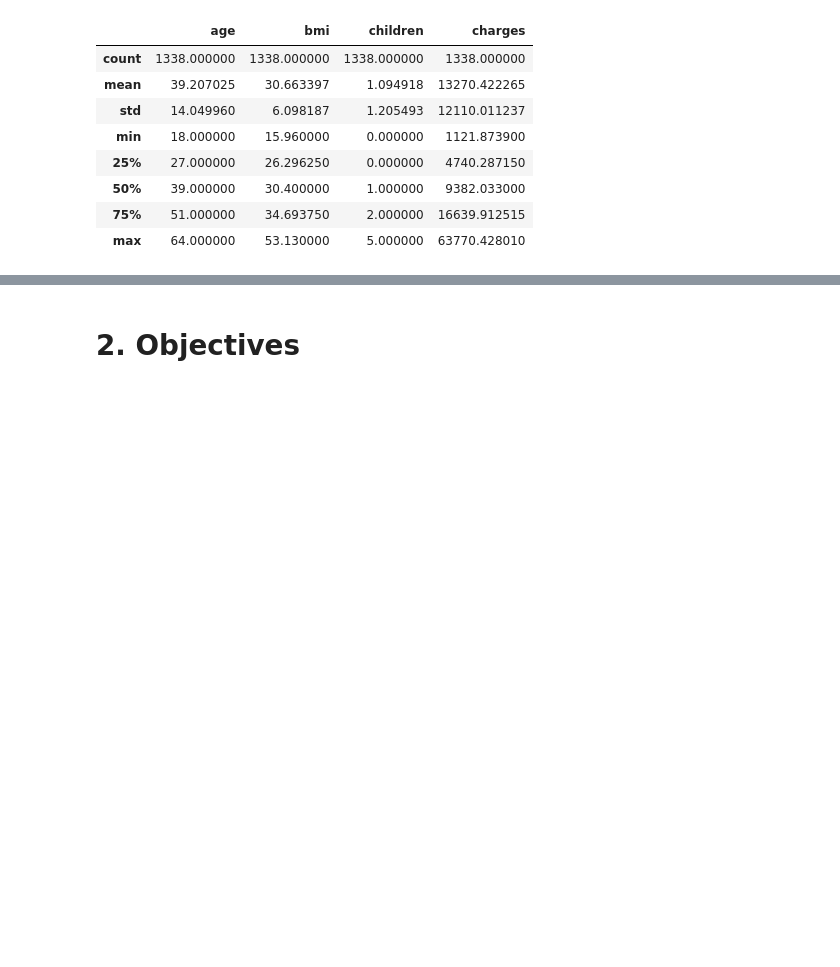
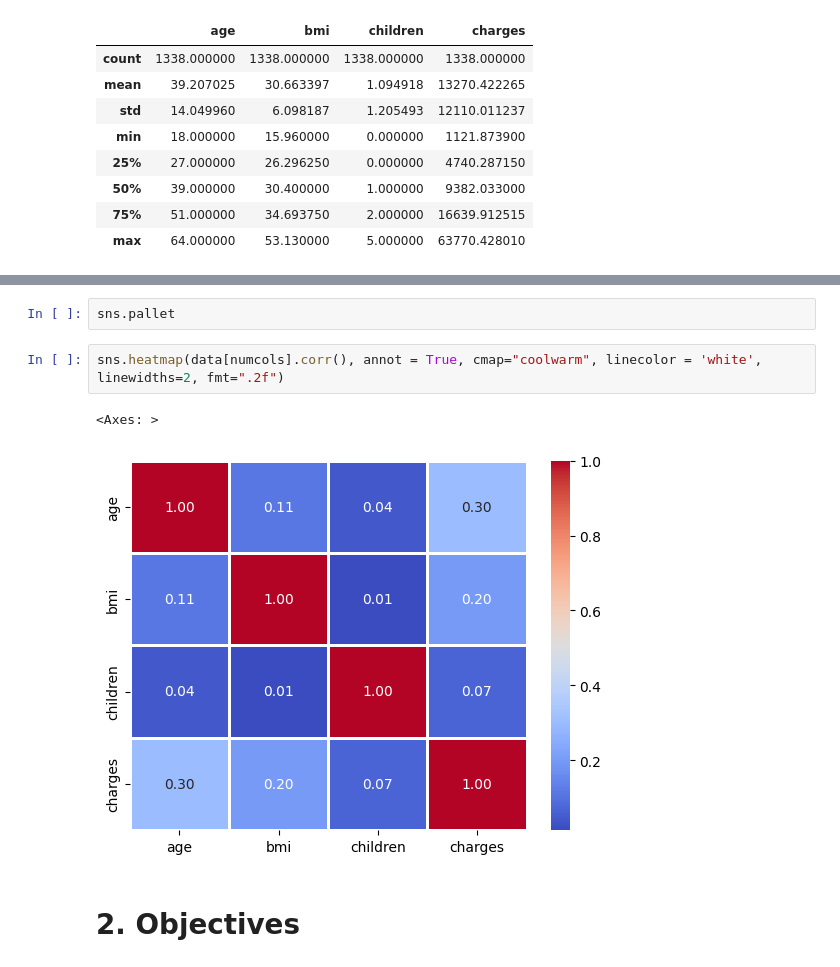
Before and after one commit to MassGH2023/Regression-Models, a Jupyter notebook: ship_fuel_efficiency.ipynb, the cells around one changed output, grey strips where cells are left out. Saved outputs shown, nothing was run; the diff lists cells and outputs as text; blank space fills up the shorter version.

```diff
--- a/ship_fuel_efficiency.ipynb
+++ b/ship_fuel_efficiency.ipynb
@@ -115,3 +147,10 @@ catcols = data.select_dtypes("O")
+# %%
+sns.pallet
+# %%
+sns.heatmap(data[numcols].corr(), annot = True, cmap="coolwarm", linecolor = 'white', linewidths=2, fmt=".2f")
+# %% [output]
+<Axes: >
+[figure, added]
 # %% [markdown]
 # 2. Objectives
 # %% [markdown]
```
Also changed, not shown: parts of 7 cells of this notebook.
